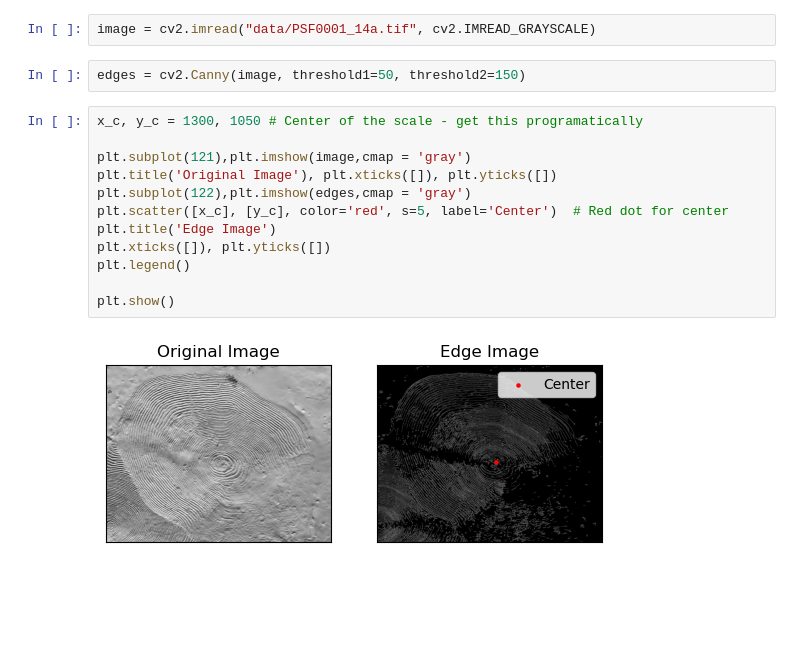
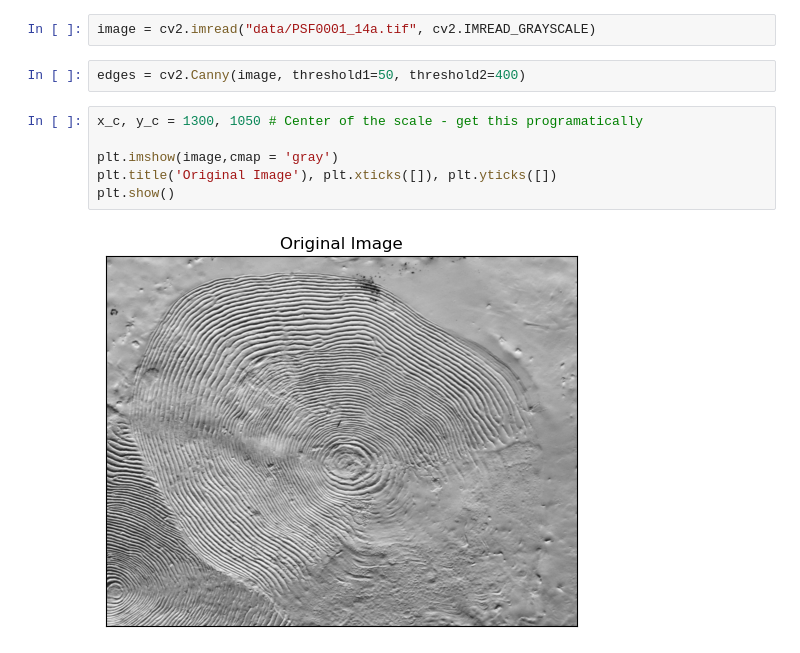
Before and after one commit to riyaeliza123/Automatic-scales-measurement, a Jupyter notebook: plot_transect.ipynb, the cells around one changed output. Saved outputs shown, nothing was run; the diff lists cells and outputs as text; blank space fills up the shorter version.

Commit message:
plotting transect demo

```diff
--- a/plot_transect.ipynb
+++ b/plot_transect.ipynb
@@ -5,18 +5,12 @@ from matplotlib import pyplot as plt
 # %%
 image = cv2.imread("data/PSF0001_14a.tif", cv2.IMREAD_GRAYSCALE)
 # %%
-edges = cv2.Canny(image, threshold1=50, threshold2=150)
+edges = cv2.Canny(image, threshold1=50, threshold2=400)
 # %%
 x_c, y_c = 1300, 1050 # Center of the scale - get this programatically
 
-plt.subplot(121),plt.imshow(image,cmap = 'gray')
+plt.imshow(image,cmap = 'gray')
 plt.title('Original Image'), plt.xticks([]), plt.yticks([])
-plt.subplot(122),plt.imshow(edges,cmap = 'gray')
-plt.scatter([x_c], [y_c], color='red', s=5, label='Center')  # Red dot for center
-plt.title('Edge Image')
-plt.xticks([]), plt.yticks([])
-plt.legend()
-
 plt.show()
 # %% [output]
-[figure, old version]
+[figure, new version]
```
Also changed, not shown: parts of 2 cells of this notebook, 2 other files.
